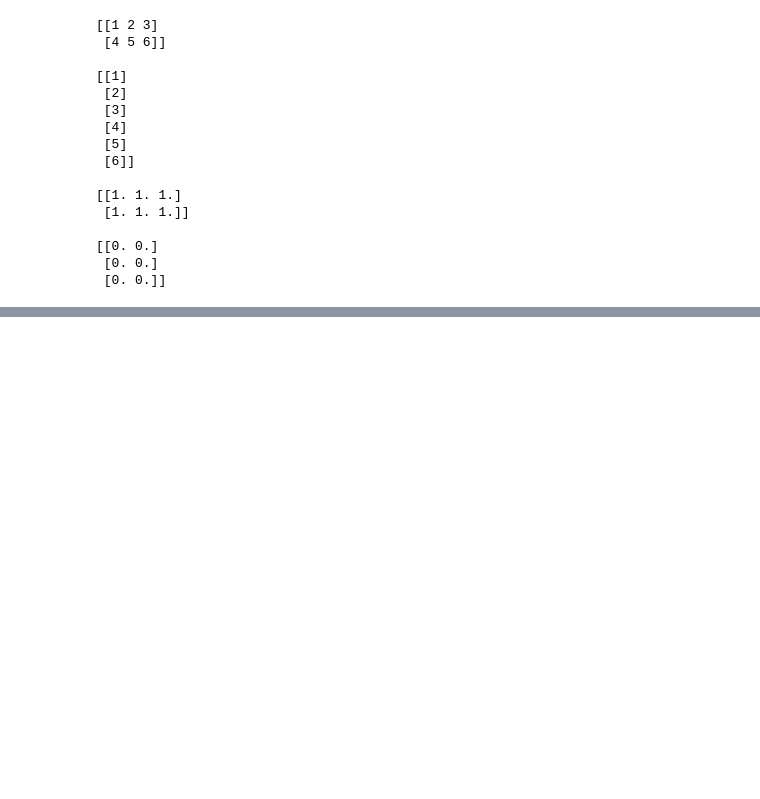
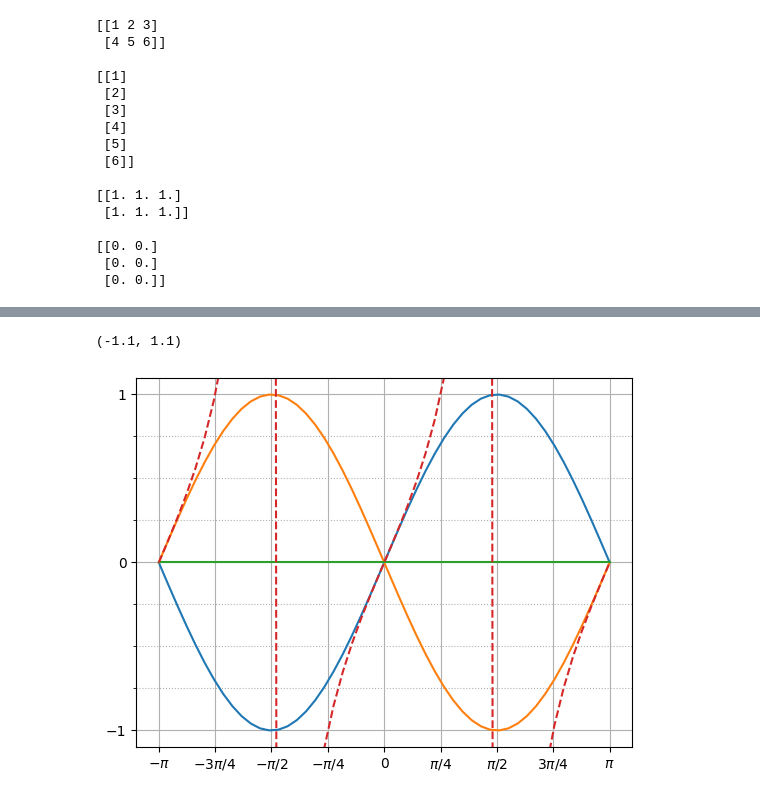
Before and after one commit to KarlClinckspoor/CursoPython, a Jupyter notebook: Capítulos/Capítulo08/Tour dos principais pacotes científicos.ipynb, the cells around one changed output, grey strips where cells are left out. Saved outputs shown, nothing was run; the diff lists cells and outputs as text; code cells hidden in the pictures; blank space fills up the shorter version.

```diff
--- a/Capítulos/Capítulo08/Tour dos principais pacotes científicos.ipynb
+++ b/Capítulos/Capítulo08/Tour dos principais pacotes científicos.ipynb
@@ -155,0 +438,30 @@ def rapido():
+# %%
+plt.figure()
+plt.plot(xx2, yy_per1)
+plt.plot(xx2, yy_per2)
+plt.plot(xx2, yy_canc)
+plt.plot(xx2, yy_tan, ls="--")
+
+
+_ = plt.xticks(
+    ticks=np.arange(-np.pi, np.pi + 0.1, np.pi / 4),
+    labels=[
+        r"$-\pi$",
+        r"$-3\pi/4$",
+        r"$-\pi/2$",
+        r"$-\pi/4$",
+        r"0",
+        r"$\pi/4$",
+        r"$\pi/2$",
+        r"$3\pi/4$",
+        "$\pi$",
+    ],
+)
+_ = plt.yticks(ticks=np.arange(-1, 1.1, 1))
+_ = plt.yticks(ticks=np.arange(-0.75, 0.76, 0.25), minor=True)
+plt.grid()
+plt.grid(which="minor", ls=":")
+plt.ylim(-1.1, 1.1)
+# %% [output]
+(-1.1, 1.1)
+[figure, added]
```
Also changed, not shown: parts of 50 cells of this notebook.
